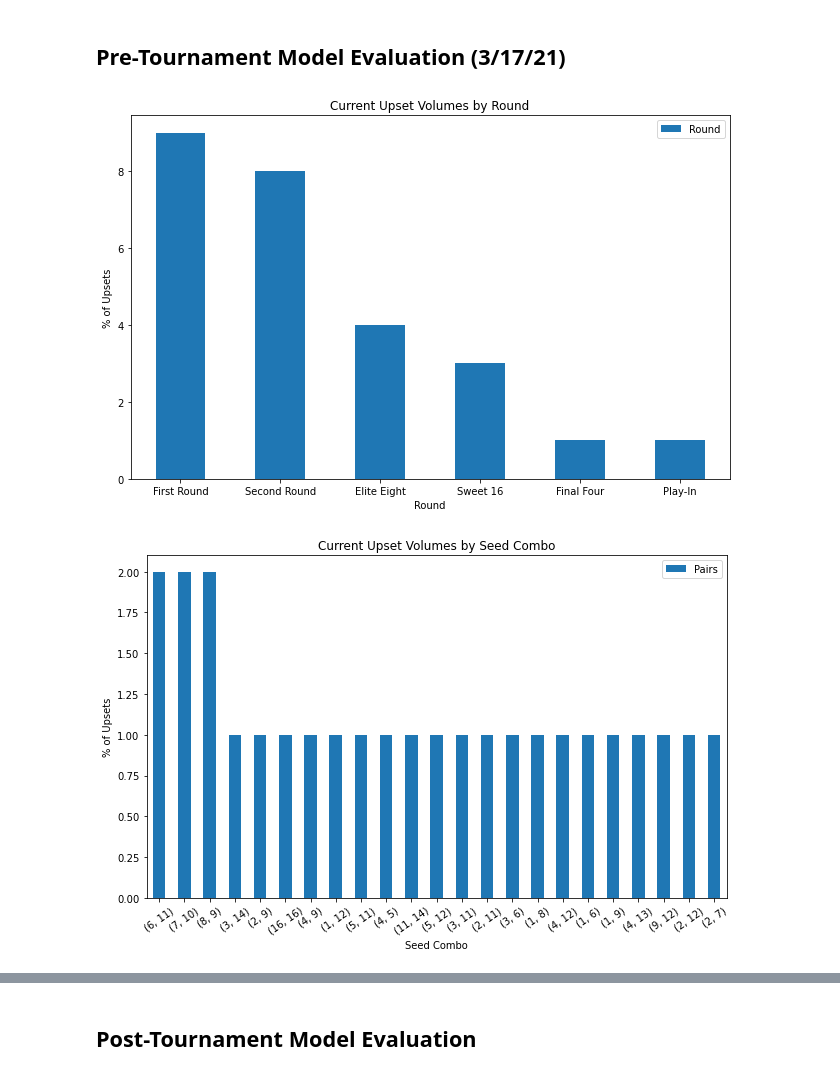
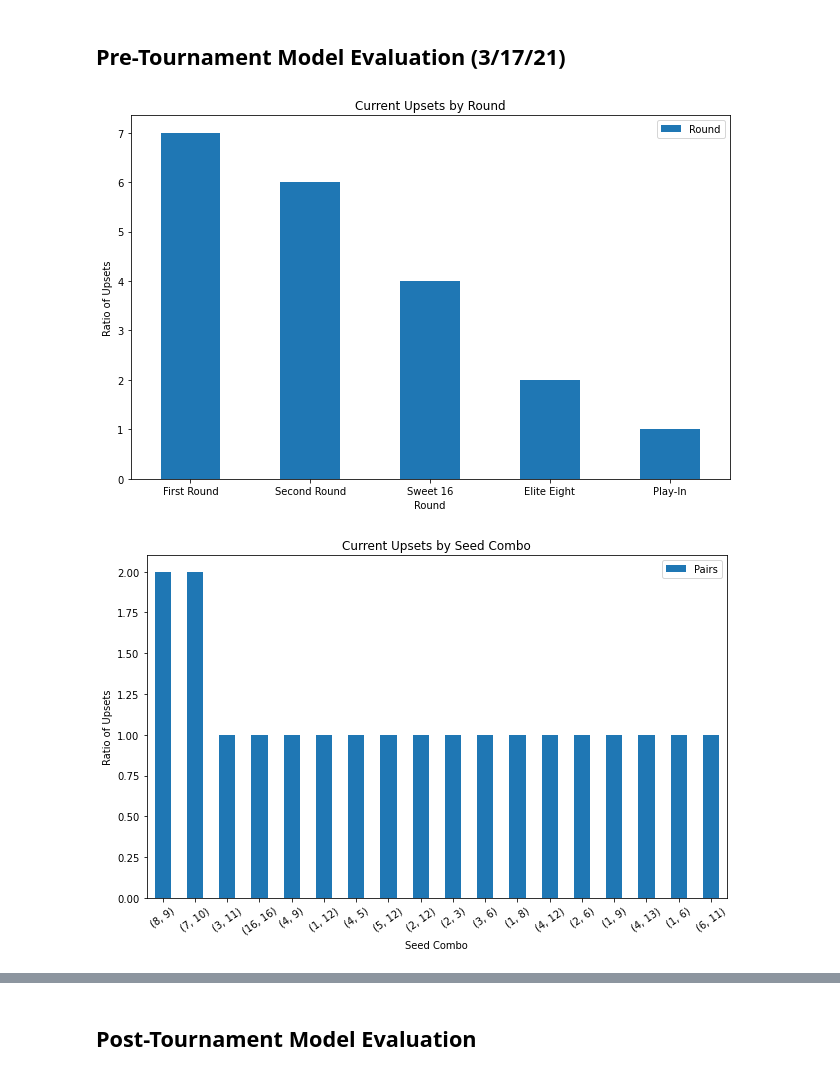
Before and after one commit to matthew-agard/March-Madness-Predictions, a Jupyter notebook: 2021/2021_March_Madness_Predictions.ipynb, the cells around one changed output, grey strips where cells are left out. Cells and saved outputs as stored; diff of their text form; code cells hidden in the pictures.

```diff
--- a/2021/2021_March_Madness_Predictions.ipynb
+++ b/2021/2021_March_Madness_Predictions.ipynb
@@ -377,7 +422,7 @@ display(X), display(y)
 Name: Underdog_Upset, Length: 1747, dtype: int64
 (None, None)
 # %%
-X_train, X_test, y_train, y_test = train_test_split(X, y, test_size=0.2, random_state=42)
+X_train, X_test, y_train, y_test = train_test_split(X, y, test_size=0.2, random_state=42, stratify=y)
 X_train.drop('Round', axis=1, inplace=True)
 X_test.drop('Round', axis=1, inplace=True)
 
@@ -471,7 +516,7 @@ format_plot(title='Model Stability', xlabel='Standard Deviation (Std)', ylabel='
 # %% [markdown]
 # Model Evaluation
 # %%
-best_model = cv_models['SVM'][-1].best_estimator_
+best_model = cv_models['LogReg'][-1].best_estimator_
 y_preds = best_model.predict(prep_X_test)
 
 display(best_model)
@@ -576,13 +621,13 @@ display(bracket_preds)
 # %%
 curr_seed_pairs = get_seed_pairs(bracket_preds)
 curr_upset_pairs = curr_seed_pairs[curr_seed_pairs['Underdog_Upset'] == 1]
 
 curr_upset_rounds_freq = curr_upset_pairs['Round'].value_counts()
 curr_upset_rounds_freq.plot(figsize=(9, 6), kind='bar', rot=0)
 
-format_plot(title='Current Upset Volumes by Round', xlabel='Round', ylabel='% of Upsets')
+format_plot(title='Current Upsets by Round', xlabel='Round', ylabel='Ratio of Upsets')
 # %% [output]
-[figure, old version]
+[figure, new version]
 # %%
 curr_seed_pairs = get_seed_pairs(bracket_preds)
 curr_upset_pairs = curr_seed_pairs[curr_seed_pairs['Underdog_Upset'] == 1]
@@ -590,9 +635,9 @@ curr_upset_pairs = curr_seed_pairs[curr_seed_pairs['Underdog_Upset'] == 1]
 curr_upset_pairs_freq = curr_upset_pairs['Pairs'].value_counts()
 curr_upset_pairs_freq.plot(figsize=(9, 6), kind='bar', rot=35)
 
-format_plot(title='Current Upset Volumes by Seed Combo', xlabel='Seed Combo', ylabel='% of Upsets')
+format_plot(title='Current Upsets by Seed Combo', xlabel='Seed Combo', ylabel='Ratio of Upsets')
 # %% [output]
-[figure, old version]
+[figure, new version]
 # %%
 for _round in bracket_preds['Round'].unique():
     display(bracket_preds[bracket_preds['Round'] == _round])
```
Also changed, not shown: parts of 48 cells of this notebook, 1 other file.
